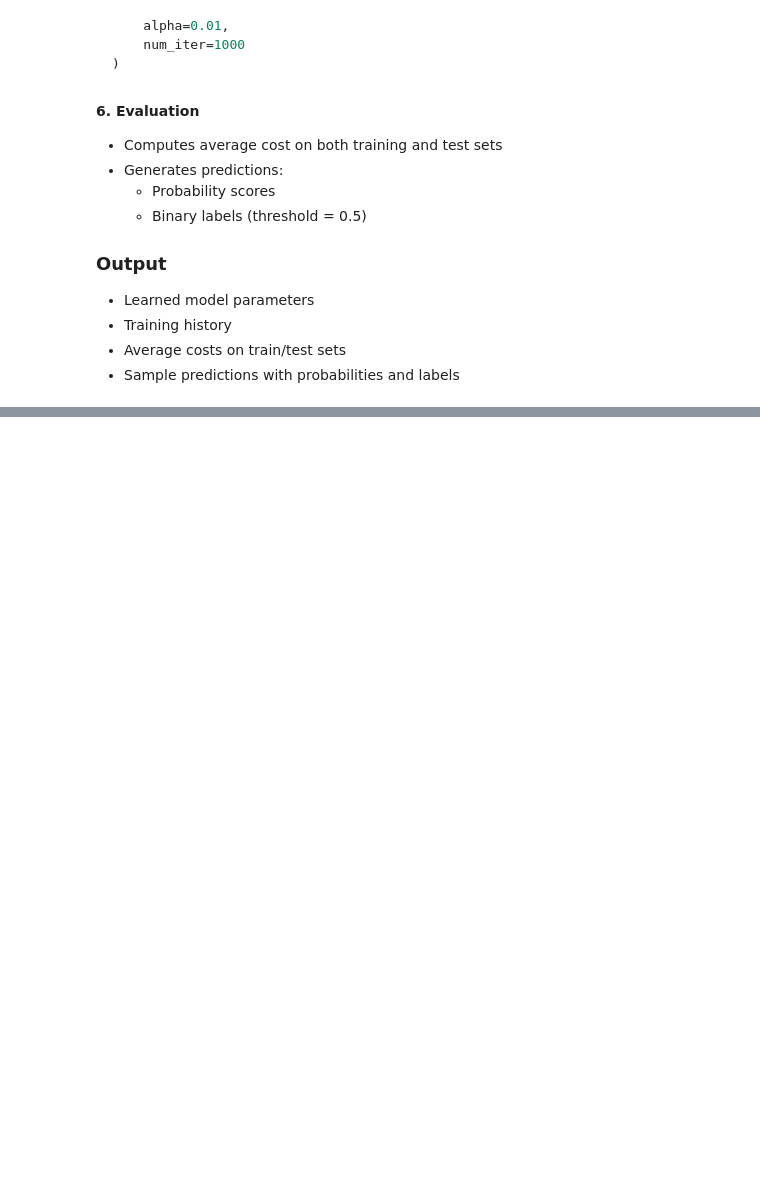
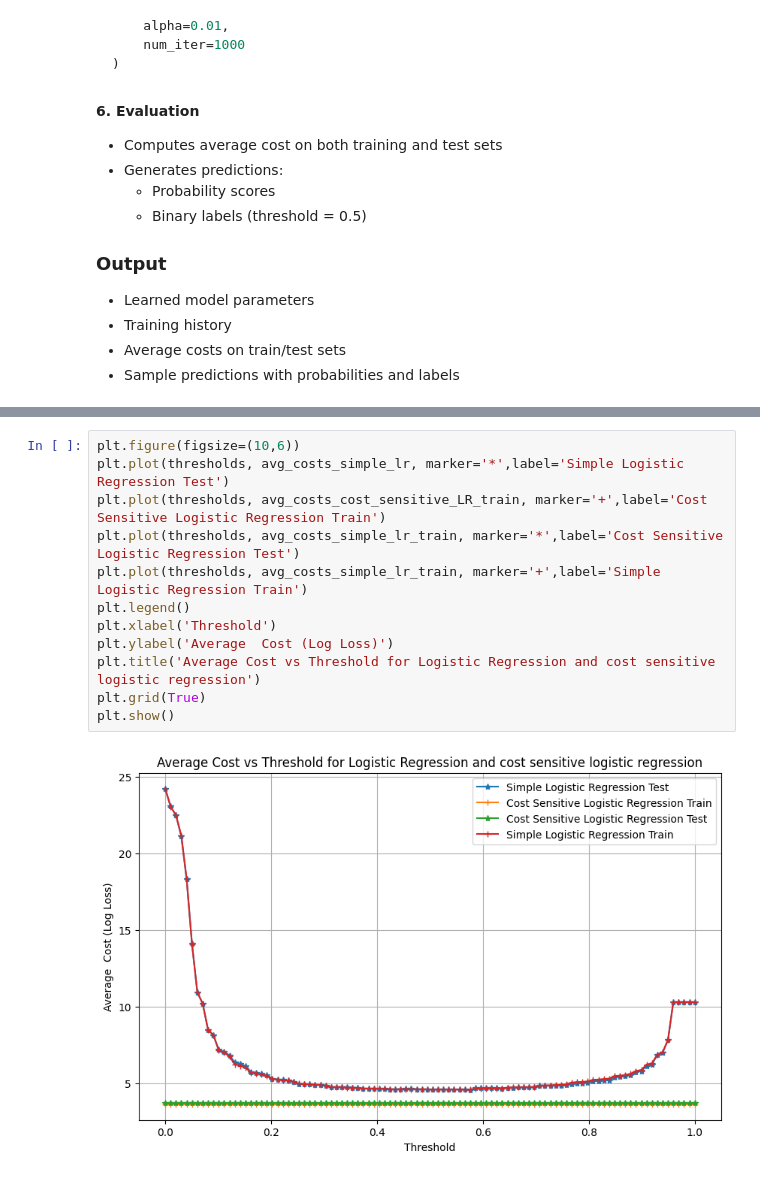
Before and after one commit to vishnuDvardhan/Fraud_assign2, a Jupyter notebook: Cost_sensitiveLogixtic_Regression.ipynb, the cells around one changed output, grey strips where cells are left out. Drawn from its saved outputs; the diff is of its cells as text; blank space fills up the shorter version.

Commit message:
plotting cost against threshold done

```diff
--- a/Cost_sensitiveLogixtic_Regression.ipynb
+++ b/Cost_sensitiveLogixtic_Regression.ipynb
@@ -297,0 +344,14 @@ Labels:        [1 1 1 1 1 1 1 1 1 1]
+# %%
+plt.figure(figsize=(10,6))
+plt.plot(thresholds, avg_costs_simple_lr, marker='*',label='Simple Logistic Regression Test')
+plt.plot(thresholds, avg_costs_cost_sensitive_LR_train, marker='+',label='Cost Sensitive Logistic Regression Train')
+plt.plot(thresholds, avg_costs_simple_lr_train, marker='*',label='Cost Sensitive Logistic Regression Test')
+plt.plot(thresholds, avg_costs_simple_lr_train, marker='+',label='Simple Logistic Regression Train')
+plt.legend()
+plt.xlabel('Threshold')
+plt.ylabel('Average  Cost (Log Loss)')
+plt.title('Average Cost vs Threshold for Logistic Regression and cost sensitive logistic regression')
+plt.grid(True)
+plt.show()
+# %% [output]
+[figure, added]
```
Also changed, not shown: parts of 5 cells of this notebook.
